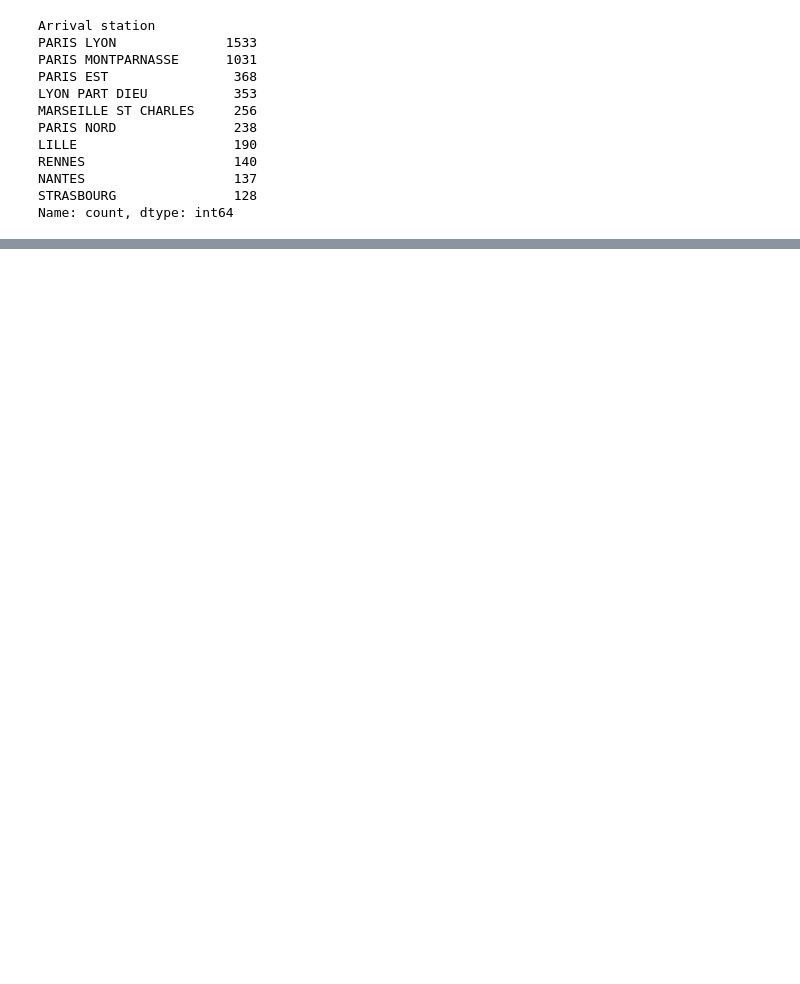
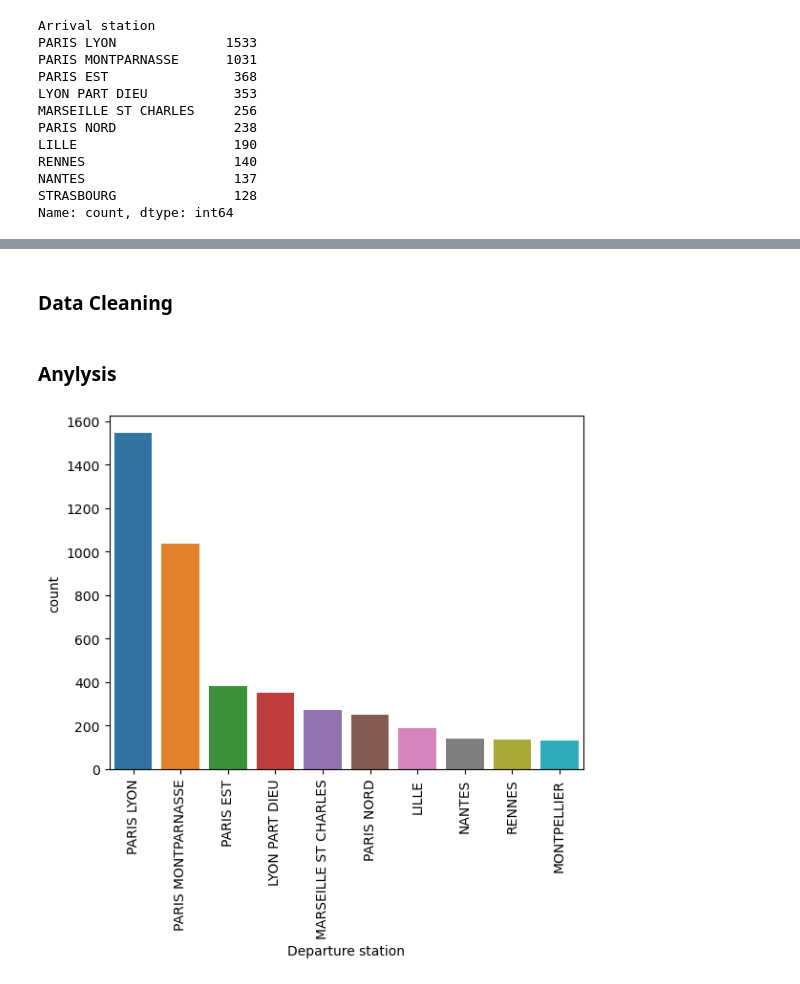
Before and after one commit to CrisMagdziak/Train_Traffic_Python, a Jupyter notebook: Trains_Project_v1.1.ipynb, the cells around one changed output, grey strips where cells are left out. Drawn from its saved outputs; the diff is of its cells as text; code cells hidden in the pictures; blank space fills up the shorter version.

```diff
--- a/Trains_Project_v1.1.ipynb
+++ b/Trains_Project_v1.1.ipynb
@@ -199,6 +185,17 @@ Top 10 Departure Station is 59.37 % of whole dataset.
+# %% [markdown]
+### Data Cleaning
 # %%
 # Copy of dataset
 df_clean = df.copy()
 # %%
 # Save dataset to new CSV file
 df_clean.to_csv('CSV\Clean_DataSet_Trains.csv')
+# %% [markdown]
+### Anylysis
+# %%
+# Chart with top 10 Departure stations
+sns.countplot(data = df_clean, x = "Departure station", order = df_clean['Departure station'].value_counts().iloc[:10].index)
+plt.xticks(rotation = 90)
+plt.show()
+# %% [output]
+[figure, added]
```
Also changed, not shown: parts of 17 cells of this notebook, 1 other file.
